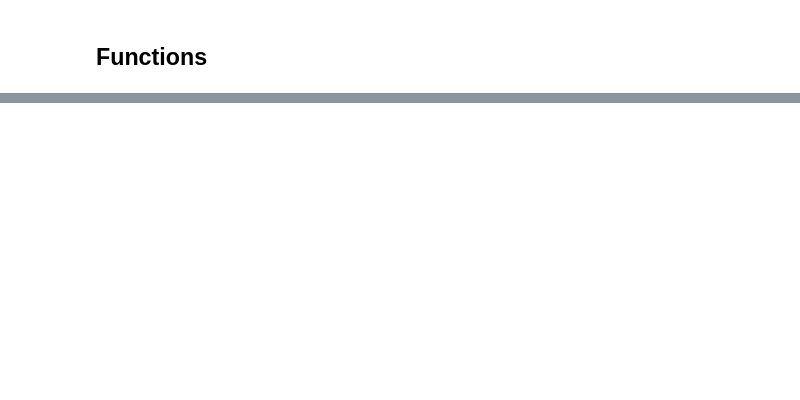
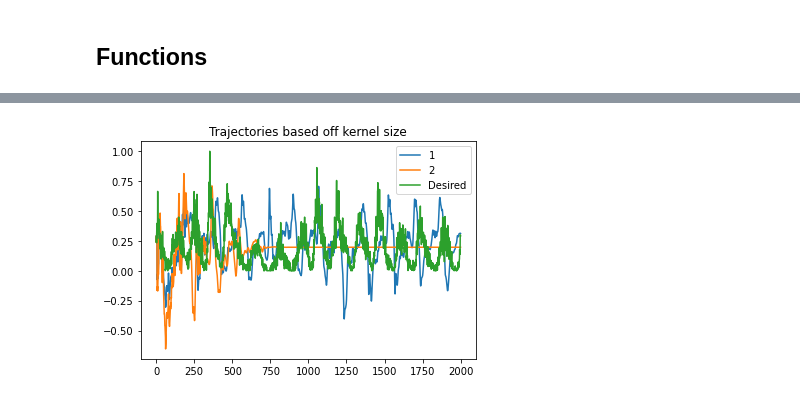
Before and after one commit to jcornell616/ML-for-time-series, a Jupyter notebook: Project2/Project2.ipynb, the cells around one changed output, grey strips where cells are left out. Saved outputs shown, nothing was run; the diff lists cells and outputs as text; code cells hidden in the pictures; blank space fills up the shorter version.

```diff
--- a/Project2/Project2.ipynb
+++ b/Project2/Project2.ipynb
@@ -294 +295,18 @@ print(stop_time)
+# %%
+regularizer = 1
+embedding_size = 6
+kernel_size = [1, 2]
+threshold = 0.0001
+forgetting_factor = 0.98
+
+for i in kernel_size :
+    J2, y, growth2, a2 = QKRLS_MSE(x, d, regularizer, i, embedding_size, threshold)
+    y1, stop_time = GenerateTrajectory(x[0:6], np.roll(data,1)[0:2000], a2, i, embedding_size, 2000)
+    plt.plot(y1, label=str(i))
+plt.plot(data[0:2000], label="Desired")
+plt.title("Trajectories based off kernel size")
+plt.legend()
+plt.show()
+# %% [output]
+[figure, added]
 # %%
```
Also changed, not shown: parts of 4 cells of this notebook, 1 other file.
